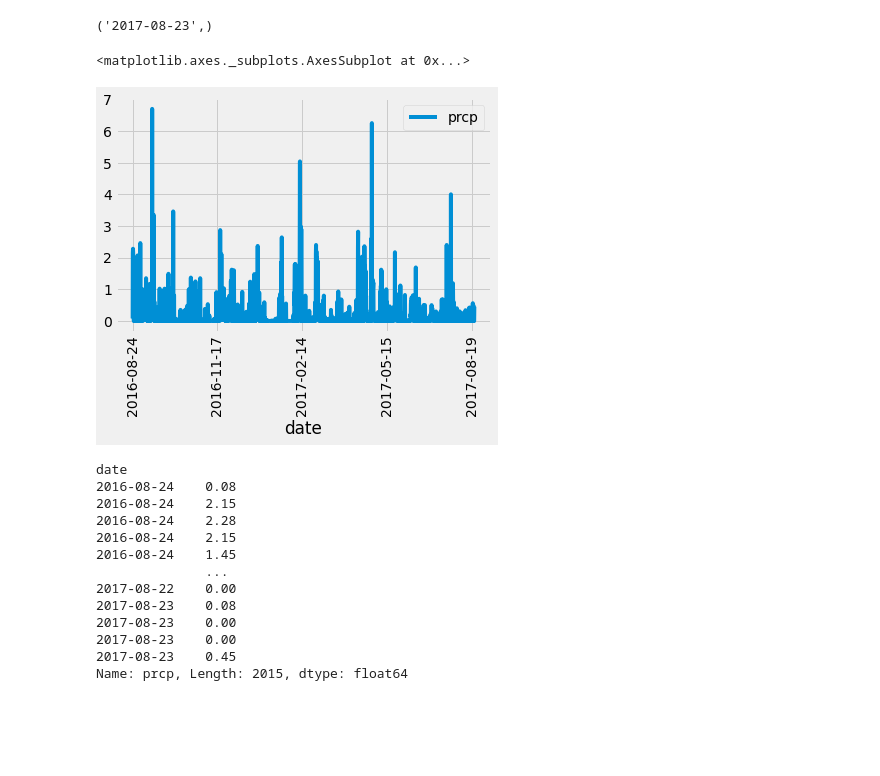
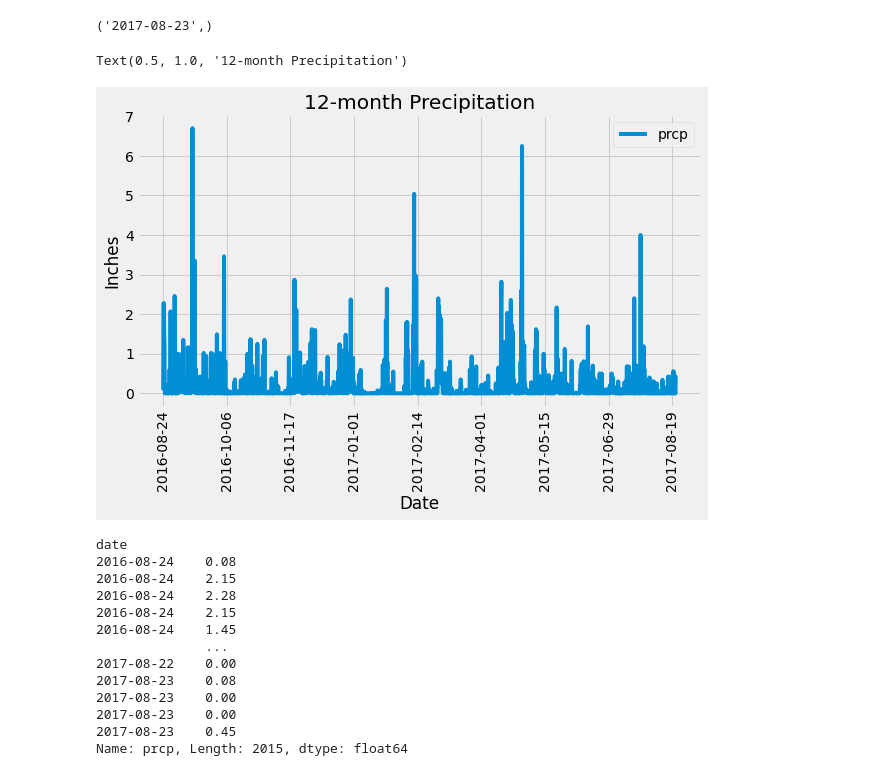
Before and after one commit to cspence001/climate_query_sqlalchemy, a Jupyter notebook: climate_starter.ipynb, the cells around one changed output. Drawn from its saved outputs; the diff is of its cells as text; code cells hidden in the pictures; blank space fills up the shorter version.

```diff
--- a/climate_starter.ipynb
+++ b/climate_starter.ipynb
@@ -69,11 +69,14 @@ filter(measurement.date > date).all()
 # %%
-# Save the query results as a Pandas DataFrame and set the index to the date column
-df = pd.DataFrame(precipitation_data).set_index('date')
+### Save the query results as a Pandas DataFrame and set the index to the date column
+precipitation_df = pd.DataFrame(precipitation_data).set_index('date')
 # Sort the dataframe by date
-df2 = df.sort_values(by='date').dropna()
+precipitation_df = precipitation_df.sort_values(by='date').dropna()
 # Use Pandas Plotting with Matplotlib to plot the data
-df2.plot(rot=90)
+precipitation_df.plot(rot=90, figsize=(9, 5))
+plt.xlabel('Date')
+plt.ylabel('Inches')
+plt.title('12-month Precipitation')
 # %% [output]
-<matplotlib.axes._subplots.AxesSubplot at 0x...>
+Text(0.5, 1.0, '12-month Precipitation')
-[figure, old version]
+[figure, new version]
 # %%
```
Also changed, not shown: parts of 5 cells of this notebook.
